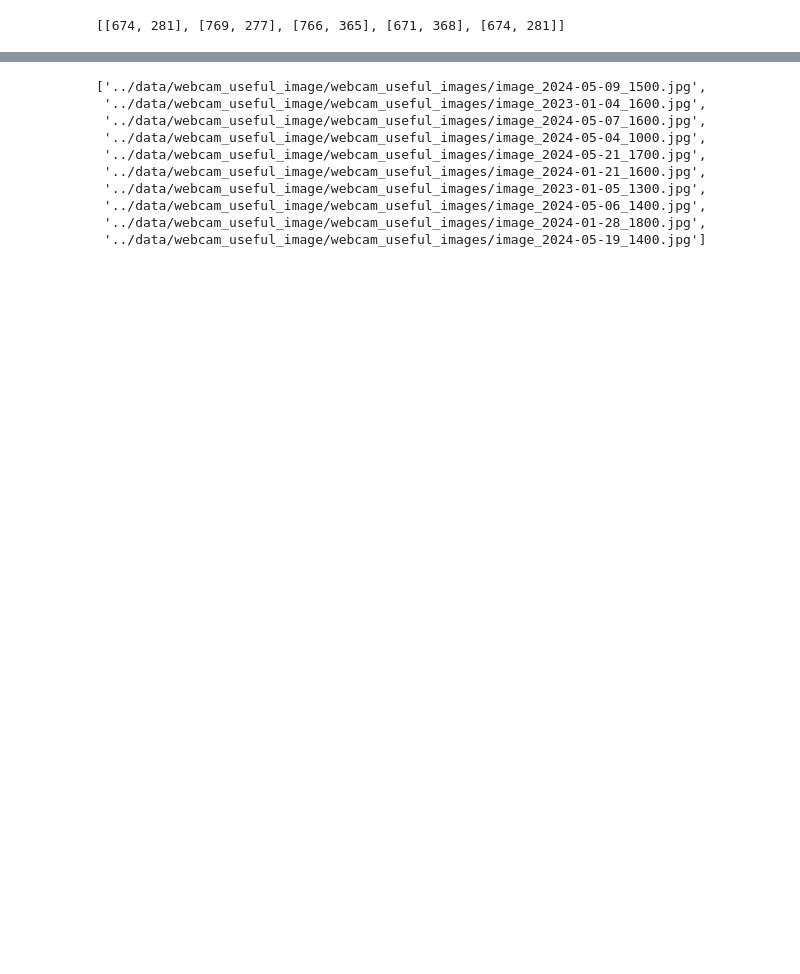
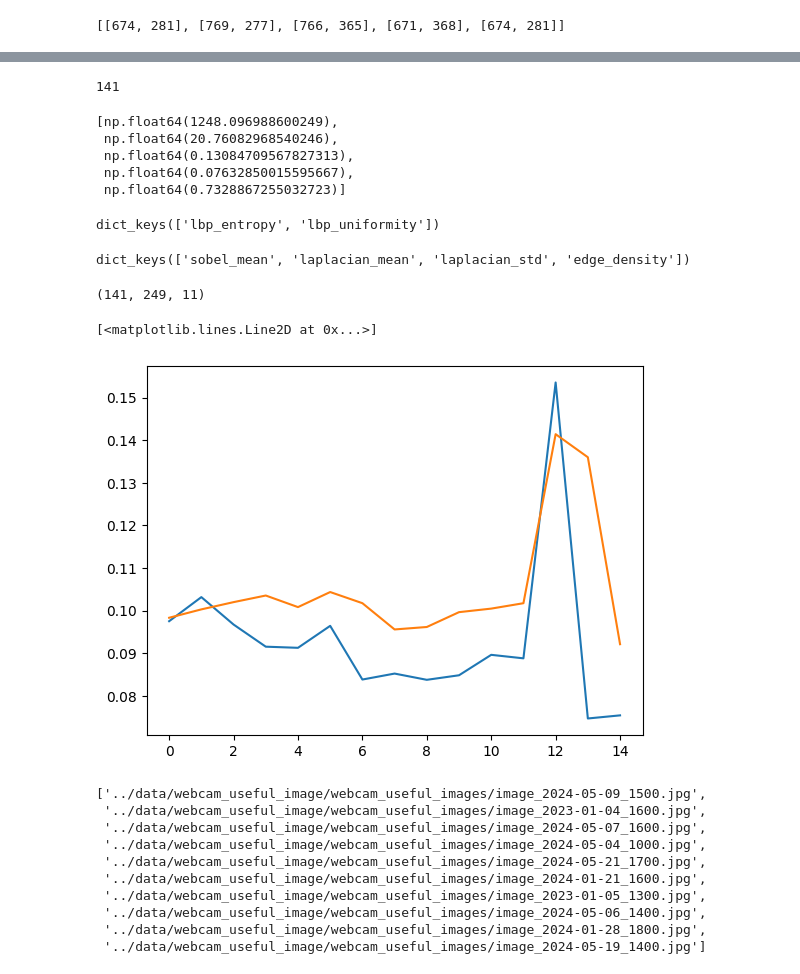
Before and after one commit to pawel21/Computer_vision_for_MAGIC, a Jupyter notebook: notebooks/extract_mirror_and_features.ipynb, the cells around one changed output, grey strips where cells are left out. Saved outputs shown, nothing was run; the diff lists cells and outputs as text; code cells hidden in the pictures; blank space fills up the shorter version.

Commit message:
work on extract feat

```diff
--- a/notebooks/extract_mirror_and_features.ipynb
+++ b/notebooks/extract_mirror_and_features.ipynb
@@ -97,6 +65,14 @@ def load_mirror_points() -> dict:
 
 def get_point_coords(mirror_id: int) -> dict:
     return load_mirror_points()['mirror_ids'][f'id_{mirror_id:03d}']
+
+
+def get_hour(path):
+    match = re.search(r'(\d{8})_(\d{6})M', path)
+    if match:
+        time_str = match.group(2)  # "152000"
+        return int(time_str[:2])   # 15
+    return None
 # %%
 get_point_coords(38)
 # %% [output]
@@ -146,3 +80,58 @@ mark_mirror_on_img('../data/webcam_useful_image/webcam_useful_images/image_2024-
+# %%
+image_paths = sorted(glob.glob("/home/pgliwny/Praca/Computer_vision_for_MAGIC/data/data/images_for_analysis/morning/*.jpg"))
+morning_img_paths = [p for p in image_paths if 7 <= get_hour(p) < 10]
+n_images = len(morning_img_paths)
+print(n_images)
+
+mirror_extractor = SimpleMirrorExtractor(str(mirror_points_path))
+mirror_feature_extractor = MirrorFeatureExtractor()
+
+feature_names = [
+    'glcm_contrast', 'glcm_dissimilarity', 'glcm_homogeneity', 'glcm_energy', 'glcm_correlation',
+    'lbp_entropy', 'lbp_uniformity',
+    'sobel_mean', 'laplacian_mean', 'laplacian_std', 'edge_density'
+                 ]
+
+feature_matrix = np.zeros((n_images, 249, 11))  # wypełniasz w pętli po lustrach
+
+for i, path in enumerate(morning_img_paths[:25]):
+    img_gray = cv2.cvtColor(cv2.imread(str(path)), cv2.COLOR_BGR2GRAY)
+    for mirror_id in range(0, 249):
+        mirror_crop = mirror_extractor.extract_mirror_gray(img_gray, mirror_id=mirror_id)
+        glcm_feat = extract_glcm_features(mirror_crop)
+        lbp_feat = extract_lbp_features(mirror_crop)
+        edge_feat = extract_edge_features(mirror_crop)
+        feature_matrix[i, mirror_id, :5] = list(glcm_feat.values())
+        feature_matrix[i, mirror_id, 5:7] = list(lbp_feat.values())
+        feature_matrix[i, mirror_id, 7:] = list(edge_feat.values())
+# %% [output]
+141
+# %%
+list(glcm_feat.values())
+# %% [output]
+[np.float64(1248.096988600249),
+ np.float64(20.76082968540246),
+ np.float64(0.13084709567827313),
+ np.float64(0.07632850015595667),
+ np.float64(0.7328867255032723)]
+# %%
+lbp_feat.keys()
+# %% [output]
+dict_keys(['lbp_entropy', 'lbp_uniformity'])
+# %%
+edge_feat.keys()
+# %% [output]
+dict_keys(['sobel_mean', 'laplacian_mean', 'laplacian_std', 'edge_density'])
+# %%
+feature_matrix.shape
+# %% [output]
+(141, 249, 11)
+# %%
+plt.plot(feature_matrix[:15, 14, 2])
+plt.plot(feature_matrix[:15, 24, 2])
+# %% [output]
+[<matplotlib.lines.Line2D at 0x...>]
+[figure, added]
 # %%
 def extract_one_mirror_from_images(img_path_list, mirror_id, extractor):
     mirror_list = []
```
Also changed, not shown: parts of 26 cells of this notebook, 1 other file.
